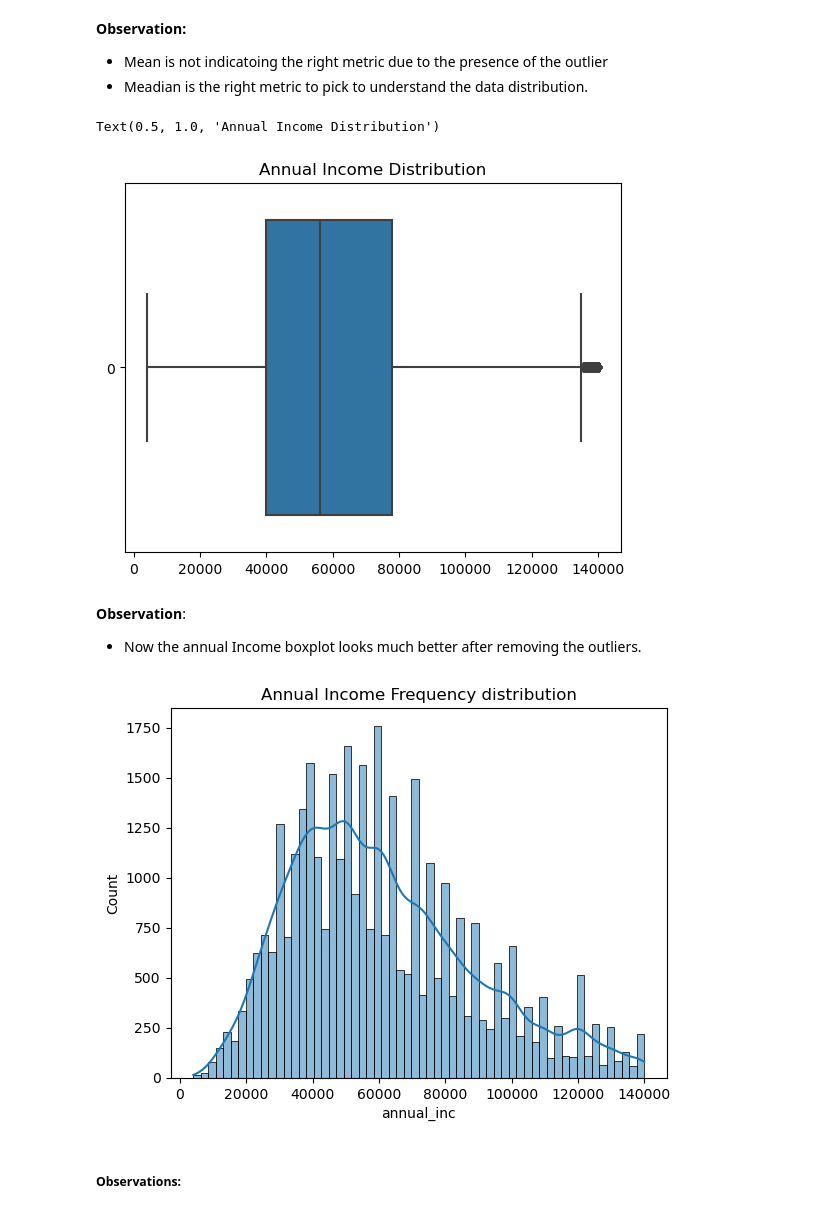
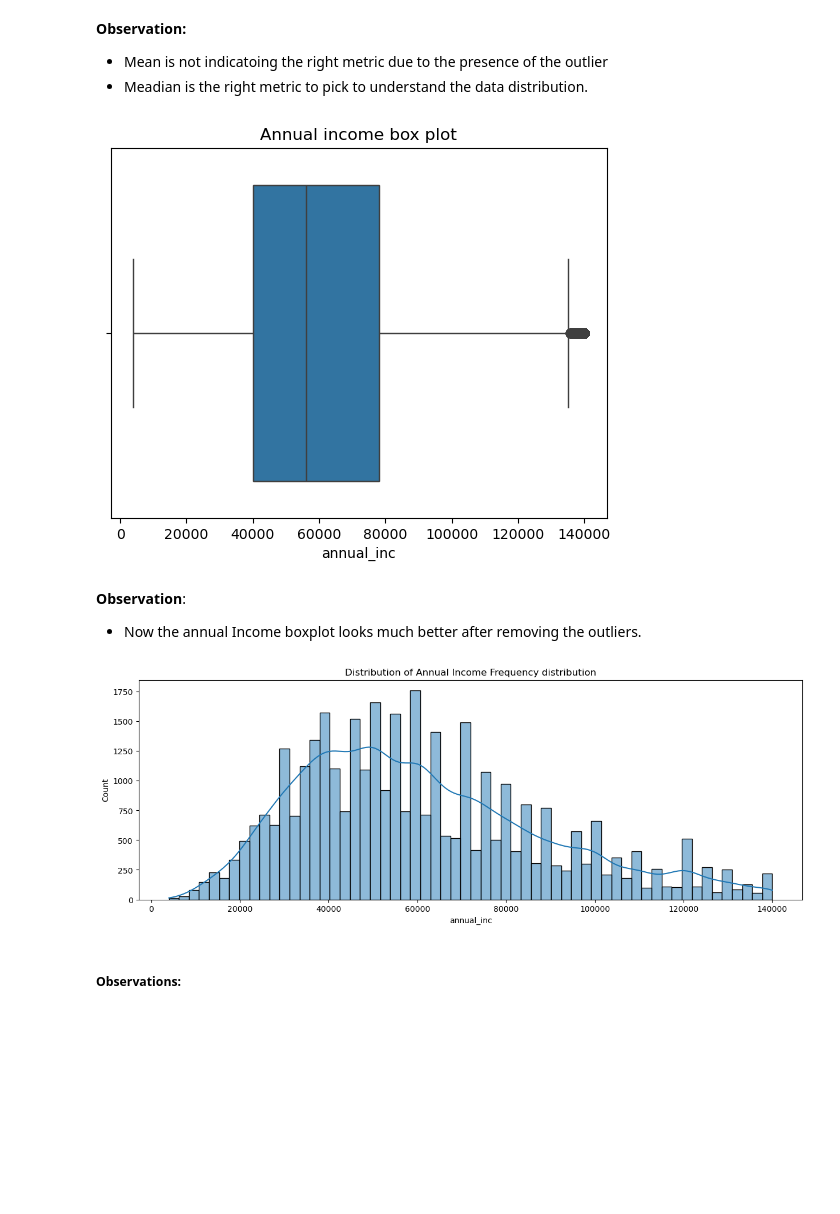
Before and after one commit to nigamreetesh84/LendingClubCasseStudy, a Jupyter notebook: Reetesh_Nigam.ipynb, the cells around one changed output. Cells and saved outputs as stored; diff of their text form; code cells hidden in the pictures; blank space fills up the shorter version.

```diff
--- a/Reetesh_Nigam.ipynb
+++ b/Reetesh_Nigam.ipynb
@@ -457,3 +459,19 @@ RangeIndex(start=0, stop=37830, step=1)
+# %%
+def draw_histplot(chart_data,title):
+    plt.figure(figsize=(15,5))
+    sns.histplot(chart_data, kde=True)
+    plt.title(f'Distribution of {title}')
+    plt.show()
+
+def draw_boxplot(chart_data,title):
+    sns.boxplot(chart_data, orient='h', )
+    plt.title(title)
+
+def draw_countplot(chart_data,x_cols, order, title):
+    plt.figure(figsize=(15,5))
+    sns.countplot(x=x_cols, data=chart_data, order=order)
+    plt.title(title)
+    plt.show()
 # %% [markdown]
 ## 3) Data analysis
 ### Univariate Analysis
@@ -606,20 +627,21 @@ Name: annual_inc, dtype: float64
 annual_inc_95 = filtered_data['annual_inc'].quantile(0.95)
 filtered_data = filtered_data[filtered_data['annual_inc'] <= annual_inc_95]
 # %%
-sns.boxplot(filtered_data['annual_inc'], orient='h', )
-plt.title("Annual Income Distribution")
+# sns.boxplot(filtered_data['annual_inc'], orient='h', )
+# plt.title("Annual Income Distribution")
+draw_boxplot(filtered_data['annual_inc'],"Annual income box plot")
 # %% [output]
-Text(0.5, 1.0, 'Annual Income Distribution')
-[figure, old version]
+[figure, new version]
 # %% [markdown]
 **Observation**:
 - Now the annual Income boxplot looks much better after removing the outliers.
 # %%
-sns.histplot(filtered_data['annual_inc'], kde=True)
-plt.title("Annual Income Frequency distribution")
-plt.show()
+# sns.histplot(filtered_data['annual_inc'], kde=True)
+# plt.title("Annual Income Frequency distribution")
+# plt.show()
+draw_histplot(filtered_data['annual_inc'],"Annual Income Frequency distribution")
 # %% [output]
-[figure, old version]
+[figure, new version]
 # %% [markdown]
 ##### Observations:
 # %% [markdown]
```
Also changed, not shown: parts of 29 cells of this notebook.
